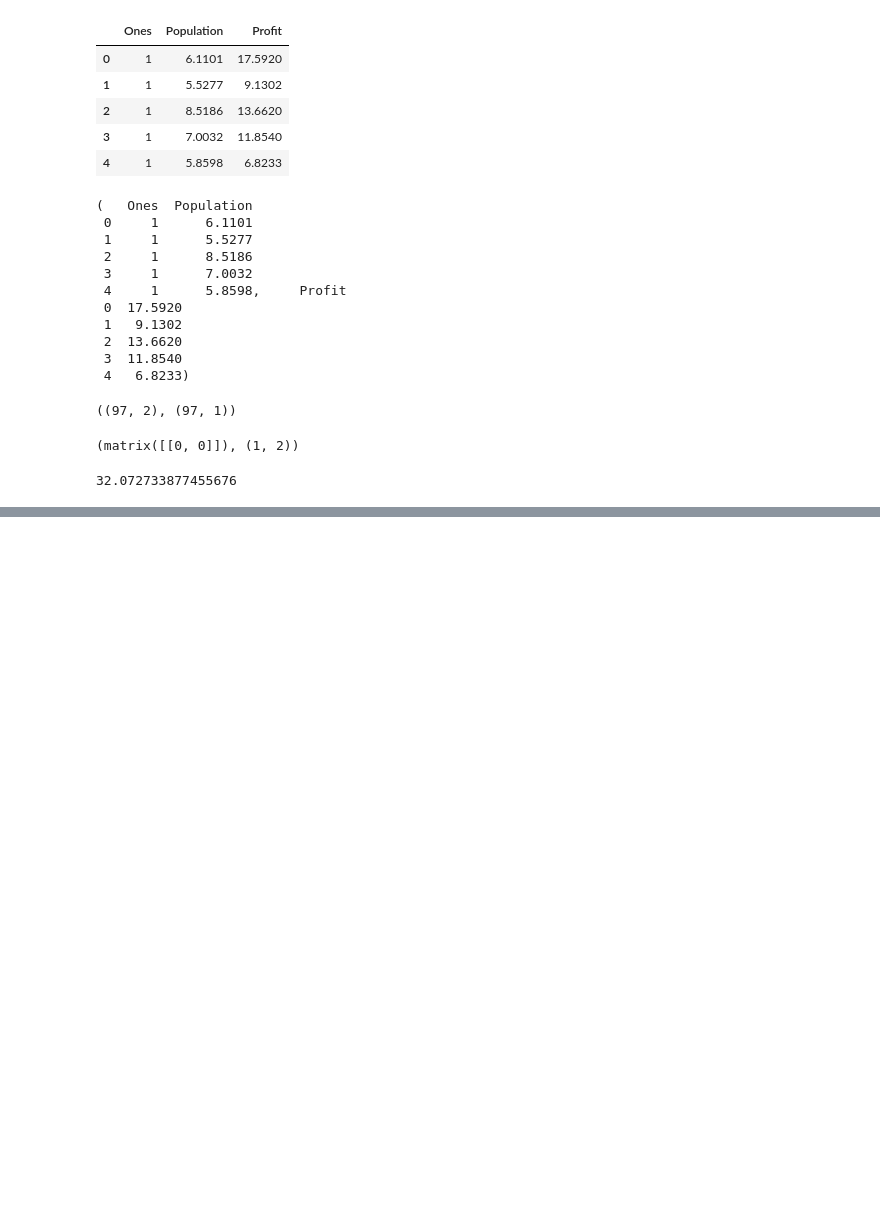
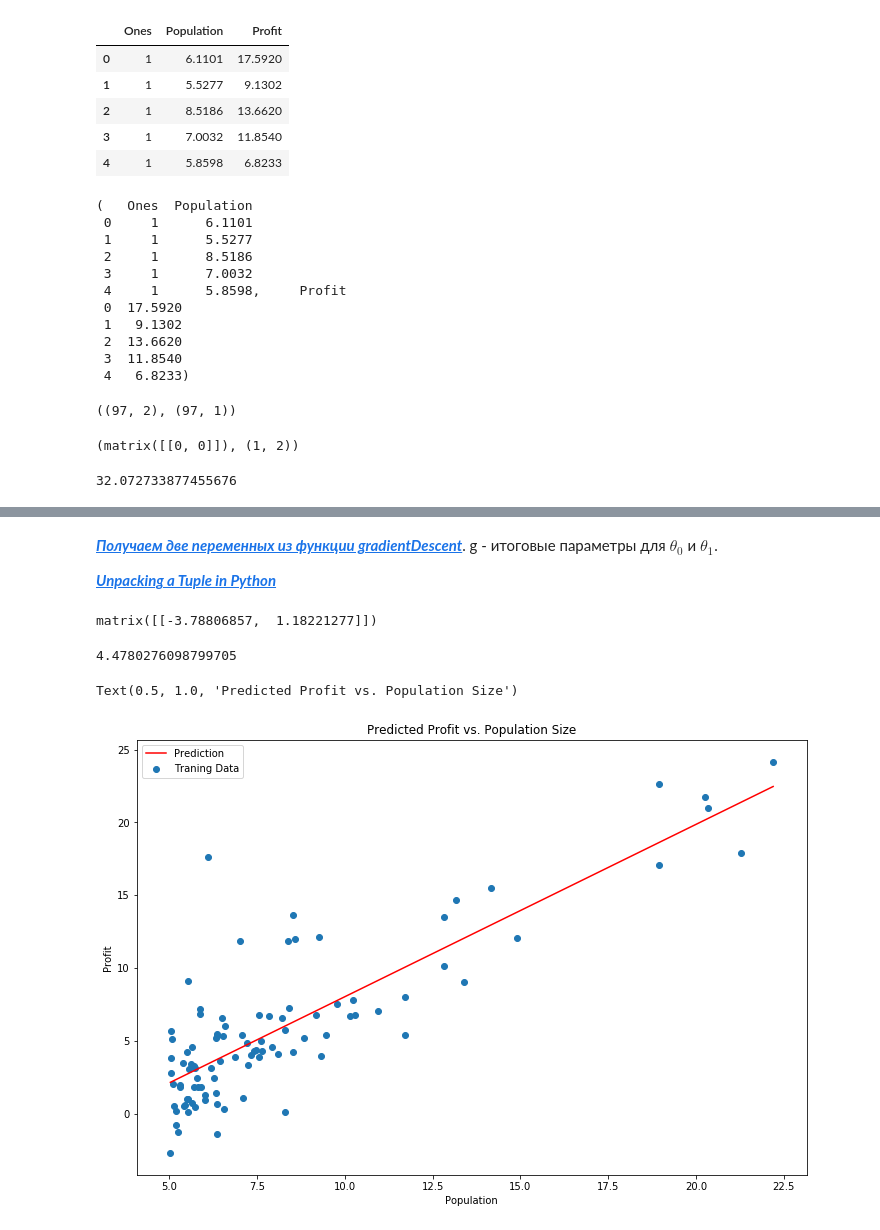
Before and after one commit to TimofeyPro/ML-course-in-Python, a Jupyter notebook: Exercise1: Linear Regression/ex1.ipynb, the cells around one changed output, grey strips where cells are left out. Saved outputs shown, nothing was run; the diff lists cells and outputs as text; code cells hidden in the pictures; blank space fills up the shorter version.

```diff
--- a/Exercise1: Linear Regression/ex1.ipynb
+++ b/Exercise1: Linear Regression/ex1.ipynb
@@ -103,0 +106,54 @@ computeCost(X, y, theta)
+# %%
+# шаг метода Градиентный спуск = 0.01; количество циклов = 1000
+alpha = 0.01
+iters = 2000
+# %%
+# шаг метода Градиентный спуск = 0.01; количество циклов = 1000
+def gradientDescent(X, y, theta, alpha, iters):
+    temp = np.matrix(np.zeros(theta.shape)) # начальные нулевые значения
+    parameters = int(theta.ravel().shape[1])# количество колонок у theta. В данном примере их всего две.
+    cost = np.zeros(iters)
+
+    for i in range(iters):
+        error = (X * theta.T) - y
+
+        for j in range(parameters):
+            term = np.multiply(error, X[:,j])
+            temp[0,j] = theta[0,j] - ((alpha / len(X)) * np.sum(term))
+
+        theta = temp
+        cost[i] = computeCost(X, y, theta) # сохраняет значение Cost function для каждого цикла
+
+
+    return theta, cost
+# %% [markdown]
+___[Получаем две переменных из функции gradientDescent](https://stackoverflow.com/questions/20389533/what-does-x-y-mean-in-python-syntax)___. g - итоговые параметры для $\theta_0$ и $\theta_1$.
+
+___[Unpacking a Tuple in Python](https://www.geeksforgeeks.org/unpacking-a-tuple-in-python)___
+# %%
+g, cost = gradientDescent(X, y, theta, alpha, iters)
+# %%
+g
+# %% [output]
+matrix([[-3.78806857,  1.18221277]])
+# %%
+computeCost(X, y, g)
+# %% [output]
+4.4780276098799705
+# %%
+import matplotlib.pyplot as plt
+%matplotlib inline
+
+x = np.linspace(data.Population.min(), data.Population.max(), 100)
+f = g[0, 0] + (g[0, 1] * x)
+
+fig, ax = plt.subplots(figsize=(12,8))
+ax.plot(x, f, 'r', label='Prediction')
+ax.scatter(data.Population, data.Profit, label='Traning Data')
+ax.legend(loc=2)
+ax.set_xlabel('Population')
+ax.set_ylabel('Profit')
+ax.set_title('Predicted Profit vs. Population Size')
+# %% [output]
+Text(0.5, 1.0, 'Predicted Profit vs. Population Size')
+[figure, added]
```
Also changed, not shown: parts of 2 cells of this notebook.
